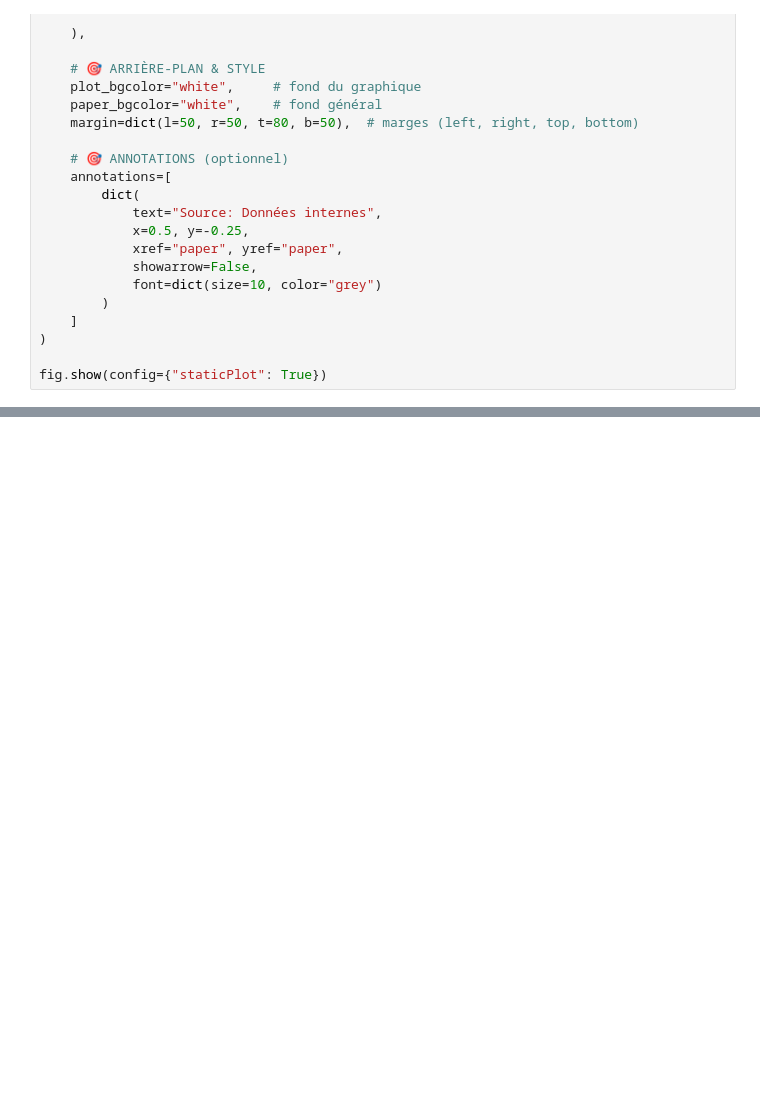
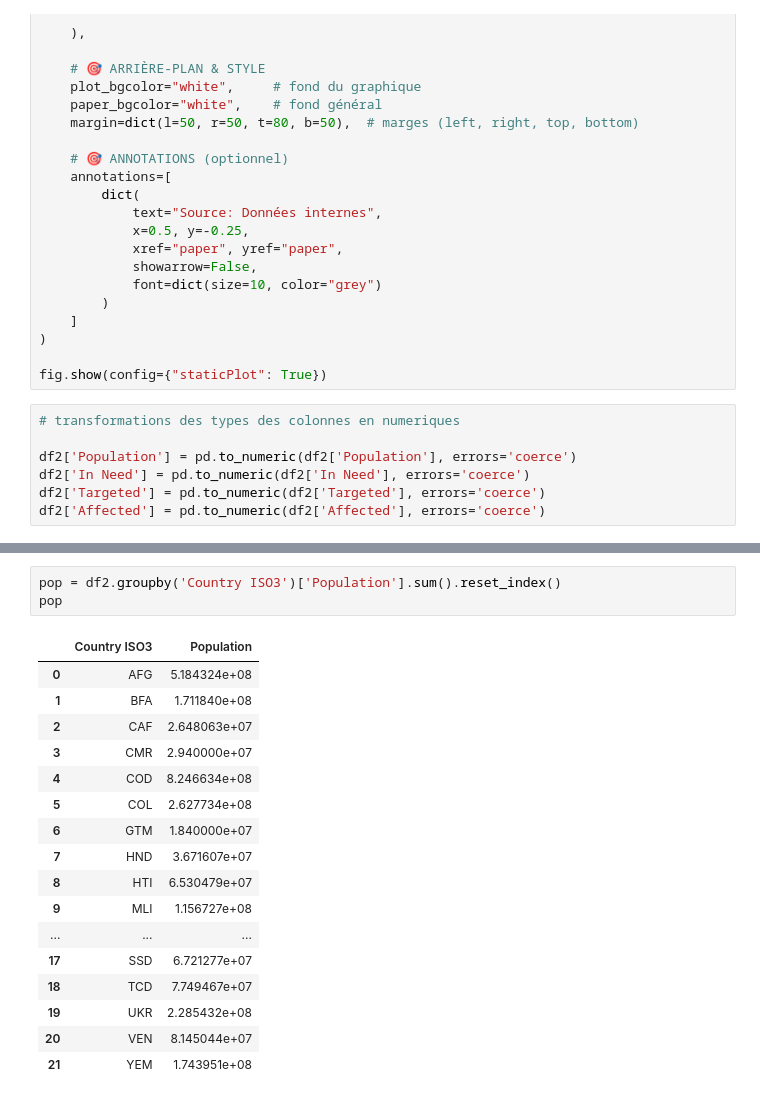
Before and after one commit to nevillemakoyi/dataviz, a Jupyter notebook: notebooks/rapport.ipynb, the cells around one changed output, grey strips where cells are left out. Drawn from its saved outputs; the diff is of its cells as text; blank space fills up the shorter version.

```diff
--- a/notebooks/rapport.ipynb
+++ b/notebooks/rapport.ipynb
@@ -381,3 +381,10 @@ fig.update_layout(
 )
 
 fig.show(config={"staticPlot": True})
+# %%
+# transformations des types des colonnes en numeriques
+
+df2['Population'] = pd.to_numeric(df2['Population'], errors='coerce')
+df2['In Need'] = pd.to_numeric(df2['In Need'], errors='coerce')
+df2['Targeted'] = pd.to_numeric(df2['Targeted'], errors='coerce')
+df2['Affected'] = pd.to_numeric(df2['Affected'], errors='coerce')
@@ -383,0 +409,21 @@ fig.show(config={"staticPlot": True})
+# %%
+pop = df2.groupby('Country ISO3')['Population'].sum().reset_index()
+pop
+# %% [output]
+|  | Country ISO3 | Population |
+| 0 | AFG | 5.184324e+08 |
+| 1 | BFA | 1.711840e+08 |
+| 2 | CAF | 2.648063e+07 |
+| 3 | CMR | 2.940000e+07 |
+| 4 | COD | 8.246634e+08 |
+| 5 | COL | 2.627734e+08 |
+| 6 | GTM | 1.840000e+07 |
+| 7 | HND | 3.671607e+07 |
+| 8 | HTI | 6.530479e+07 |
+| 9 | MLI | 1.156727e+08 |
+| ... | ... | ... |
+| 17 | SSD | 6.721277e+07 |
+| 18 | TCD | 7.749467e+07 |
+| 19 | UKR | 2.285432e+08 |
+| 20 | VEN | 8.145044e+07 |
+| 21 | YEM | 1.743951e+08 |
```
Also changed, not shown: parts of 3 cells of this notebook.
